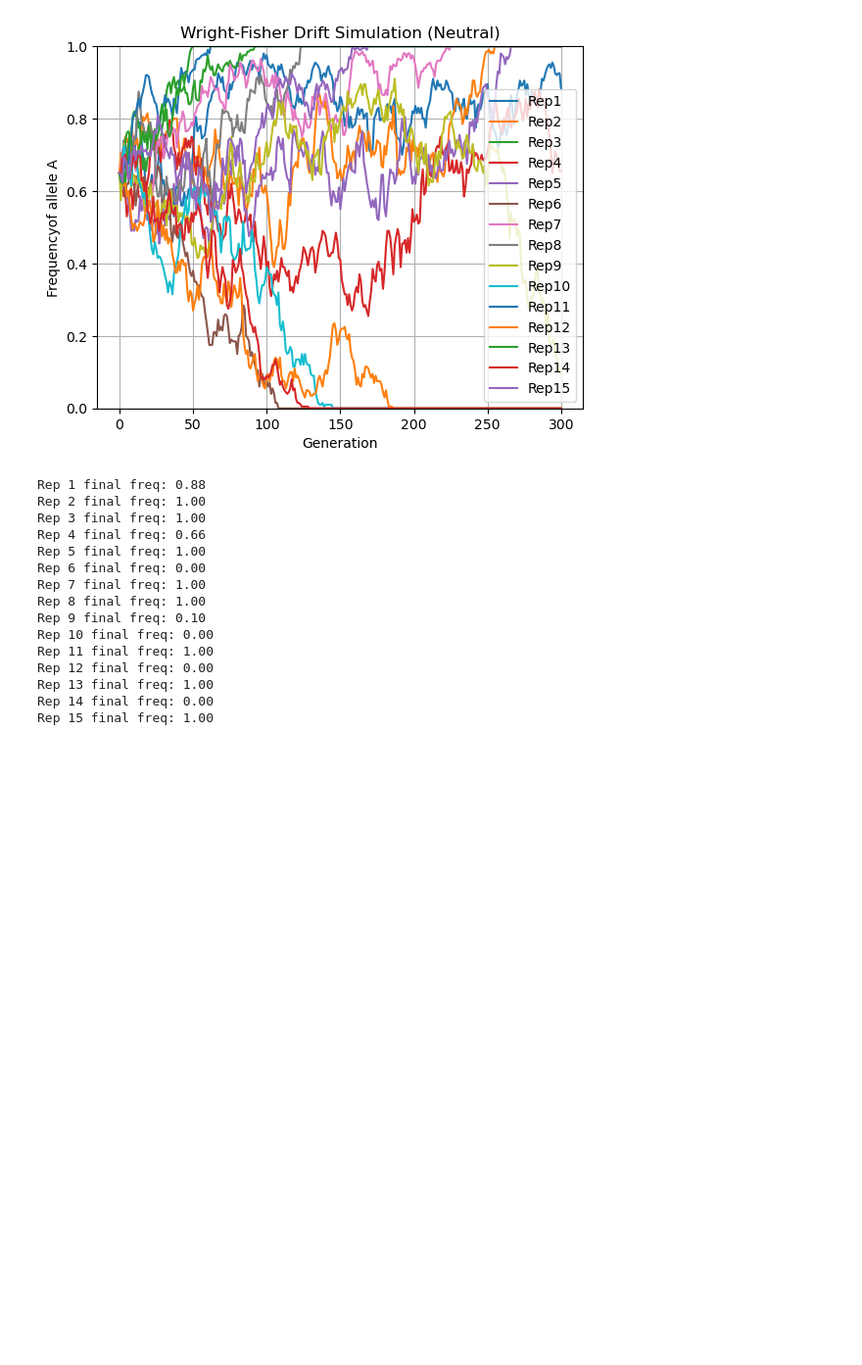
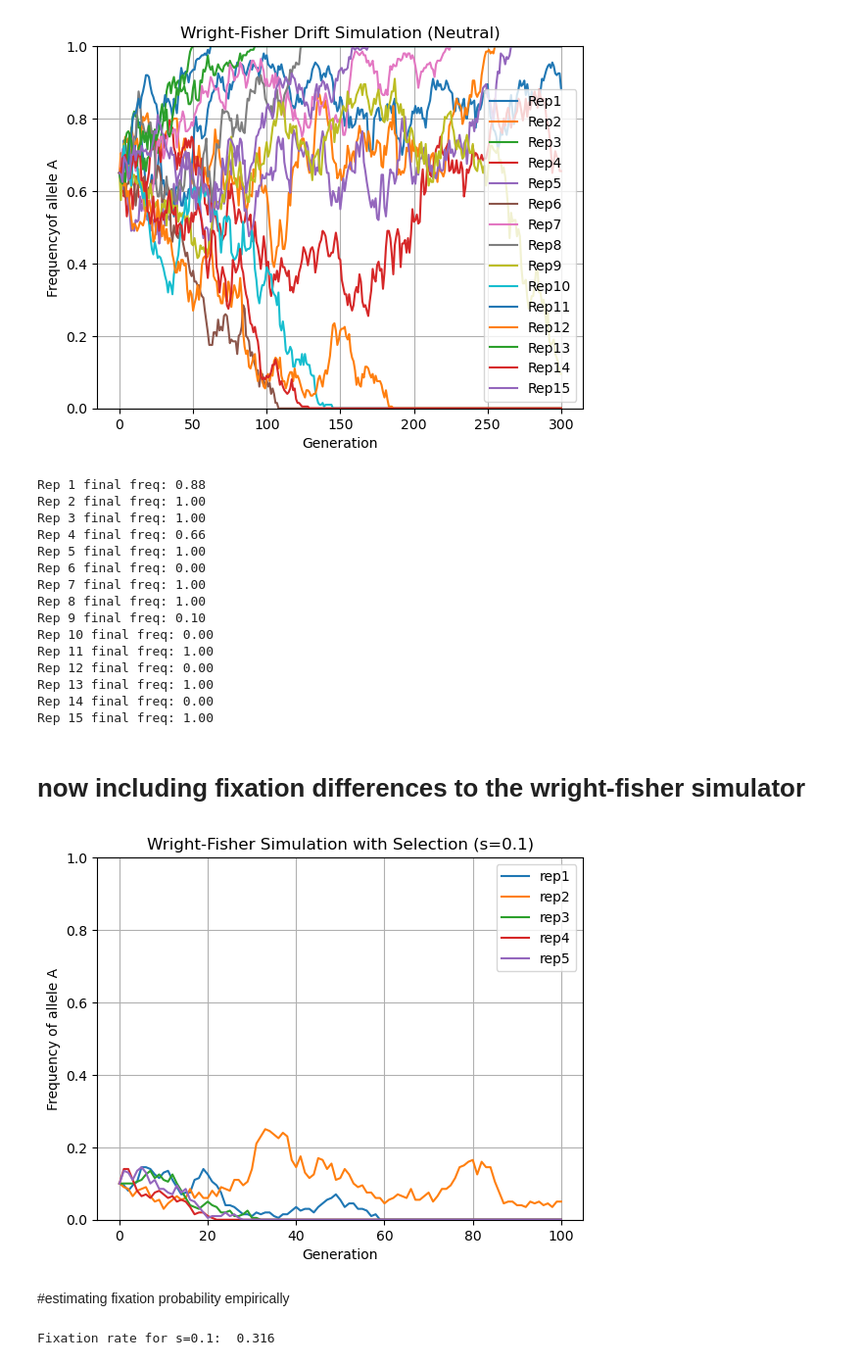
Before and after one commit to spavitra/evo-bio, a Jupyter notebook: wright_fisher_sim.ipynb, the cells around one changed output. Shown at 98% size. Cells and saved outputs as stored; diff of their text form; code cells hidden in the pictures; blank space fills up the shorter version.

Commit message:
updated with fixation variabilities as a result in different selection scenarios

```diff
--- a/wright_fisher_sim.ipynb
+++ b/wright_fisher_sim.ipynb
@@ -76,3 +76,47 @@ Rep 12 final freq: 0.00
 Rep 13 final freq: 1.00
 Rep 14 final freq: 0.00
 Rep 15 final freq: 1.00
+# %% [markdown]
+# now including fixation differences to the wright-fisher simulator
+# %%
+def wright_fisher_selection(N=100,p0=0.5, s=0.1, generations=100, replicates=5):
+    results=[]
+    for rep in range(replicates):
+        freqs=[p0]
+        p=p0
+        for _ in range(generations):
+            #relative fitness of alleles A (benefiacial) and a (neutral)
+            w_A = 1+s
+            w_a =1
+
+            # expected frequency of A after selection
+            p_sel =(p * w_A) / (p * w_A + (1-p) * w_a)
+
+            # sample next generation with drift
+            count_A =  np.random.binomial(2*N, p_sel)
+            p=count_A/ (2*N)
+            freqs.append(p)
+        results.append(freqs)
+    return results
+# %%
+sim_results_sel = wright_fisher_selection(N=100, p0=0.1, s=-0.06, generations=100, replicates=5)
+
+#positive selection  = 0.1
+#negative selection  = -0.1
+#s = 0 ( neutral drift )
+
+for i, freqs in enumerate(sim_results_sel):
+    plt.plot(freqs, label = f'rep{i+1}')
+plt.xlabel('Generation')
+plt.ylabel('Frequency of allele A')
+plt.title('Wright-Fisher Simulation with Selection (s=0.1)')
+plt.ylim(0,1)
+plt.axhline(1, color ='gray', linestyle='--',linewidth=0.5)
+plt.axhline(0, color='gray', linestyle='--', linewidth=0.5)
+plt.legend()
+plt.grid(True)
+plt.show()
+# %% [output]
+[figure, added]
+# %% [markdown]
+#estimating fixation probability empirically
@@ -78,0 +131,4 @@ Rep 15 final freq: 1.00
+# %%
+print("Fixation rate for s=0.1: " , fixation_rate(s=0.1))
+# %% [output]
+Fixation rate for s=0.1:  0.316
```
Also changed, not shown: parts of 2 cells of this notebook.
